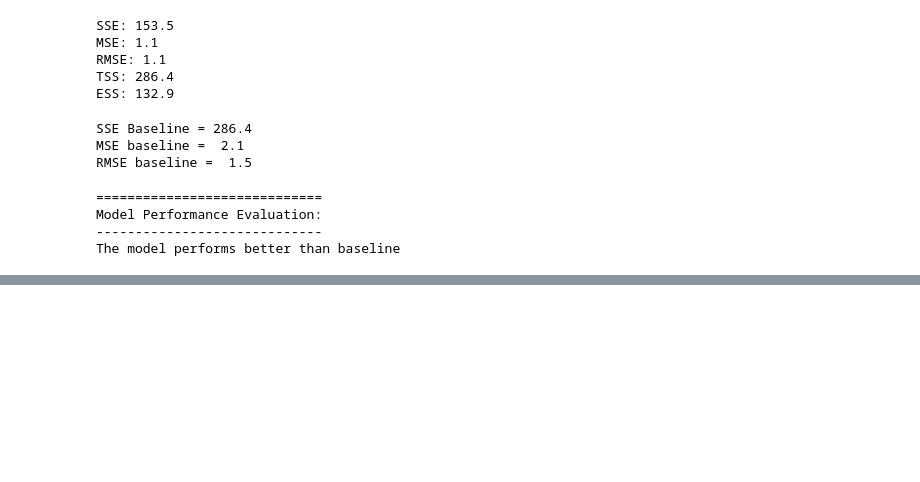
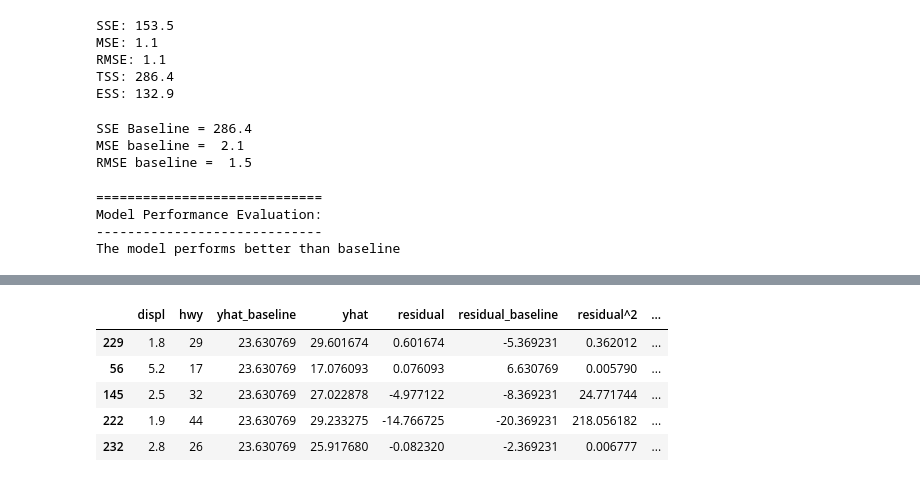
Before and after one commit to NSharick/regression-exercises, a Jupyter notebook: evaluate.ipynb, the cells around one changed output, grey strips where cells are left out. Saved outputs shown, nothing was run; the diff lists cells and outputs as text; code cells hidden in the pictures; blank space fills up the shorter version.

```diff
--- a/evaluate.ipynb
+++ b/evaluate.ipynb
@@ -239,0 +260,10 @@ The model performs better than baseline
+# %%
+train = lr_model_with_residuals(train, 'displ', 'hwy')
+train.head()
+# %% [output]
+|  | displ | hwy | yhat_baseline | yhat | residual | residual_baseline | residual^2 | ... |
+| 229 | 1.8 | 29 | 23.630769 | 29.601674 | 0.601674 | -5.369231 | 0.362012 | ... |
+| 56 | 5.2 | 17 | 23.630769 | 17.076093 | 0.076093 | 6.630769 | 0.005790 | ... |
+| 145 | 2.5 | 32 | 23.630769 | 27.022878 | -4.977122 | -8.369231 | 24.771744 | ... |
+| 222 | 1.9 | 44 | 23.630769 | 29.233275 | -14.766725 | -20.369231 | 218.056182 | ... |
+| 232 | 2.8 | 26 | 23.630769 | 25.917680 | -0.082320 | -2.369231 | 0.006777 | ... |
```
Also changed, not shown: parts of 8 cells of this notebook.
